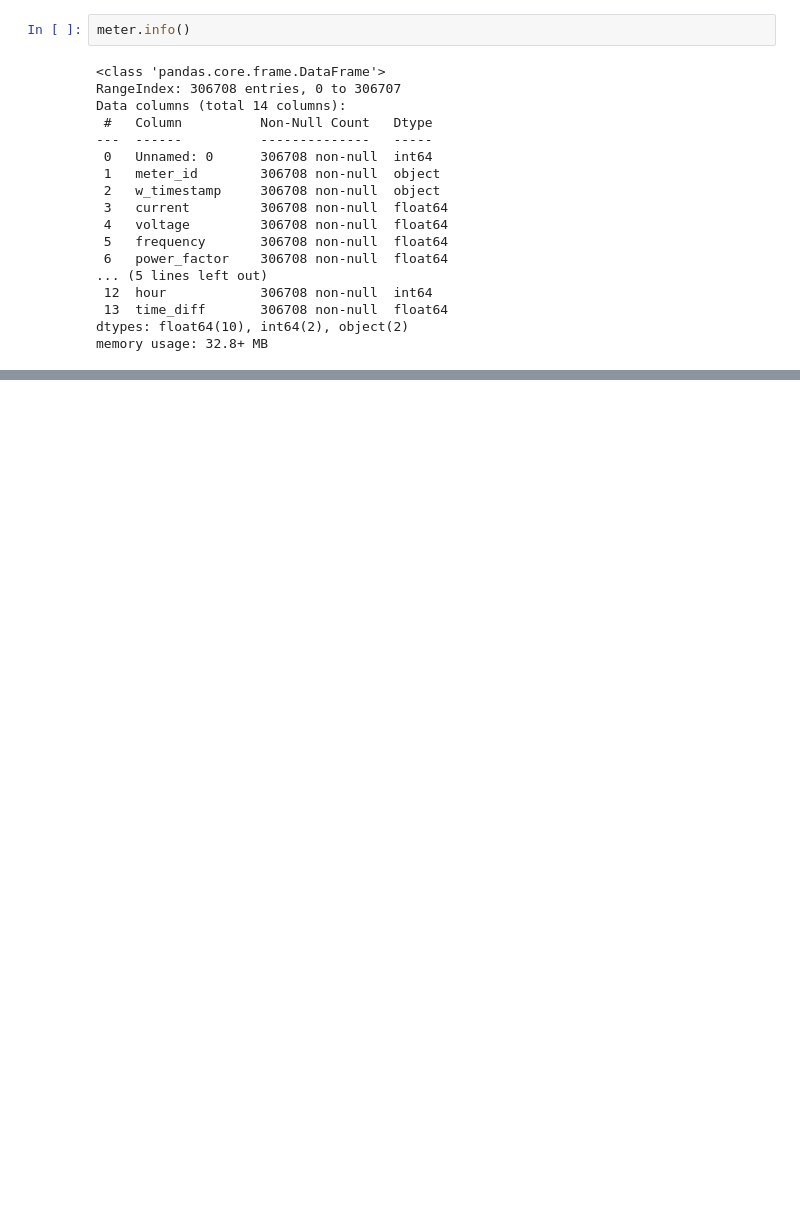
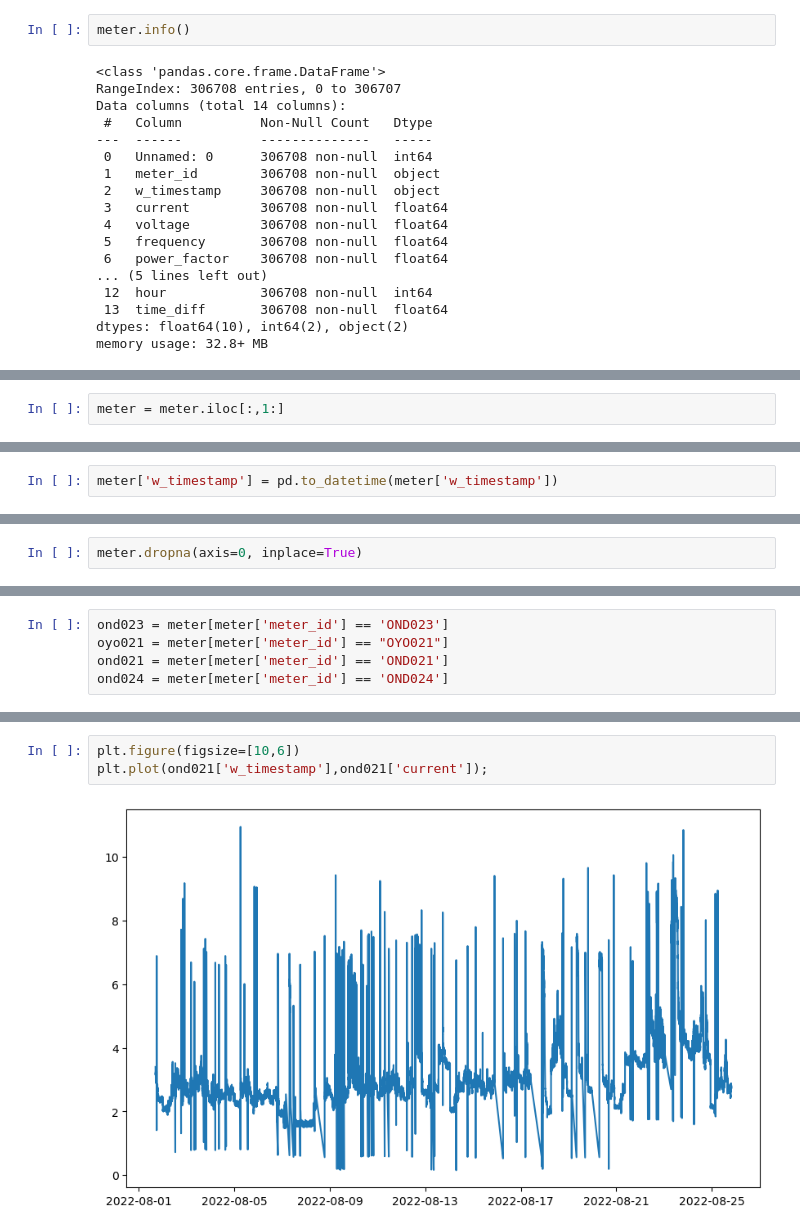
Before and after one commit to Oluwajuwon-O/project_notebooks, a Jupyter notebook: forecasting.ipynb, the cells around one changed output, grey strips where cells are left out. Cells and saved outputs as stored; diff of their text form; blank space fills up the shorter version.

```diff
--- a/forecasting.ipynb
+++ b/forecasting.ipynb
@@ -33,0 +39,2 @@ memory usage: 32.8+ MB
+# %%
+meter = meter.iloc[:,1:]
@@ -33,0 +75,2 @@ memory usage: 32.8+ MB
+# %%
+meter['w_timestamp'] = pd.to_datetime(meter['w_timestamp'])
@@ -33,0 +94,2 @@ memory usage: 32.8+ MB
+# %%
+meter.dropna(axis=0, inplace=True)
@@ -33,0 +144,5 @@ memory usage: 32.8+ MB
+# %%
+ond023 = meter[meter['meter_id'] == 'OND023']
+oyo021 = meter[meter['meter_id'] == "OYO021"]
+ond021 = meter[meter['meter_id'] == 'OND021']
+ond024 = meter[meter['meter_id'] == 'OND024']
@@ -33,0 +165,5 @@ memory usage: 32.8+ MB
+# %%
+plt.figure(figsize=[10,6])
+plt.plot(ond021['w_timestamp'],ond021['current']);
+# %% [output]
+[figure, added]
```
Also changed, not shown: parts of 23 cells of this notebook.
